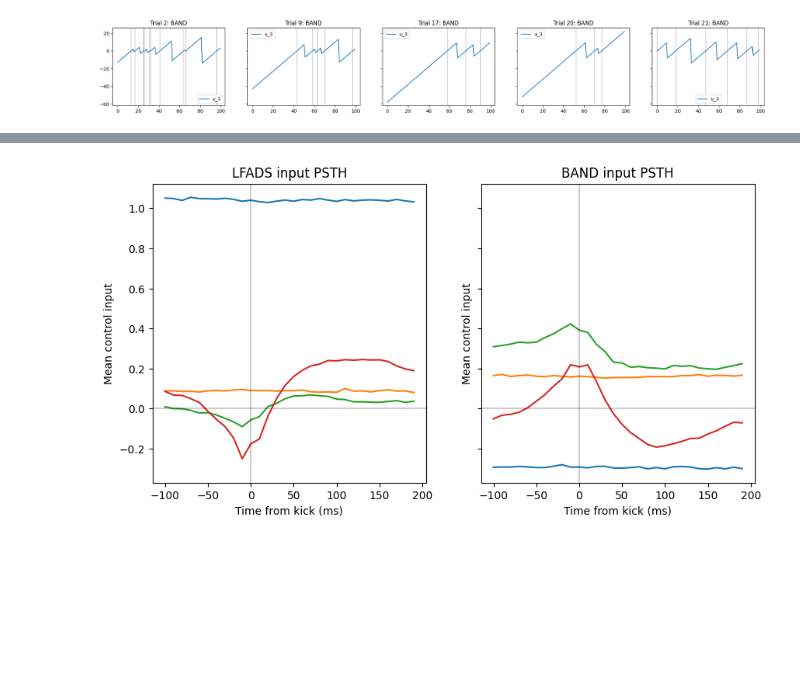
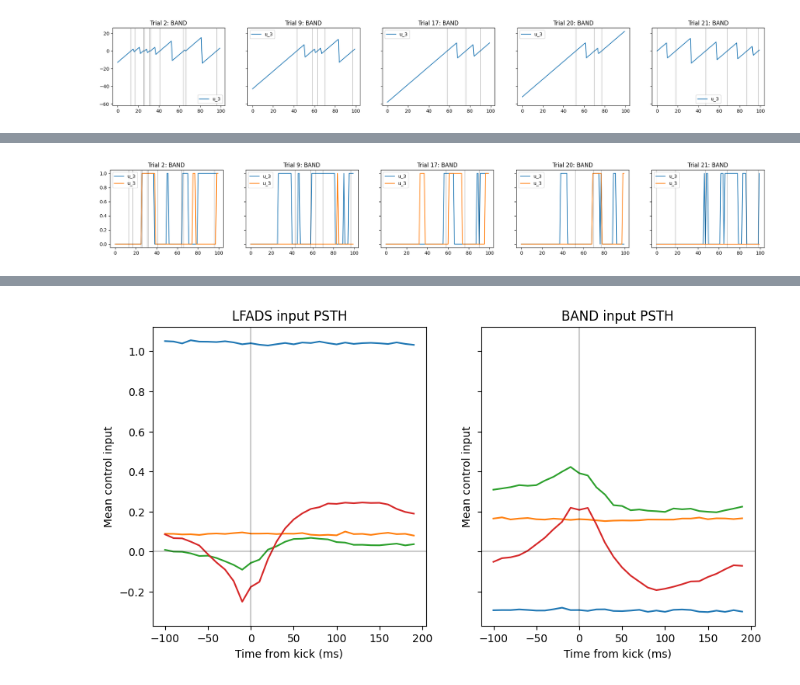
Before and after one commit to NinelK/BAND-torch, a Jupyter notebook: notebooks/post/compare_synthetic_pairs.ipynb, the cells around one changed output, grey strips where cells are left out. Saved outputs shown, nothing was run; the diff lists cells and outputs as text; code cells hidden in the pictures; blank space fills up the shorter version.

Commit message:
adjust model performance script for synthetic data

```diff
--- a/notebooks/post/compare_synthetic_pairs.ipynb
+++ b/notebooks/post/compare_synthetic_pairs.ipynb
@@ -323,0 +344,35 @@ for c in range(co_dim):
+# %%
+# learn to classify control inputs 1 bin after the true kick from 1 bin before; apply to all data, compute F-score for false positives
+controls_1_bin_after = []
+controls_1_bin_before = []
+for trial in range(both_control_means[0].shape[0]):
+    kick_bins = test_set['kick_bins'][trial]
+    for kick in kick_bins:
+        if kick > 0 and kick < both_control_means[0].shape[1]-1:
+            controls_1_bin_after.append(both_control_means[1][trial,kick+1])
+            controls_1_bin_before.append(both_control_means[1][trial,kick-1])
+
+from sklearn.linear_model import LogisticRegression
+
+X = np.concatenate([controls_1_bin_after, controls_1_bin_before])
+y = np.concatenate([np.ones(len(controls_1_bin_after)), np.zeros(len(controls_1_bin_before))])
+X_test = both_control_means[1].reshape(-1, both_control_means[1].shape[-1])
+y_test = np.zeros(X_test.shape[0])
+for trial in range(both_control_means[0].shape[0]):
+    kick_bins = test_set['kick_bins'][trial]
+    for kick in kick_bins:
+        if kick > 0 and kick < both_control_means[0].shape[1]-1:
+            idx = trial*both_control_means[0].shape[1] + kick
+            y_test[idx] = 1
+clf = LogisticRegression().fit(X, y)
+y_pred = clf.predict(X_test)
+# %%
+fig, axes = plt.subplots(1, trial_num, figsize=(5*trial_num,3),sharey=True)
+for it, t in enumerate(trials2plot):
+    axes[it].plot(y_pred.reshape(both_control_means[1].shape[:2])[t,:], label=f'u_{j}')
+    axes[it].set_title(f'Trial {t}: {model_name.split("_")[0].upper()}')
+    axes[it].legend()
+    for l in test_set['kick_bins'][t]:
+        axes[it].axvline(l,c='k',alpha=0.2)
+# %% [output]
+[figure, added]
```
Also changed, not shown: parts of 4 cells of this notebook, 2 other files.
